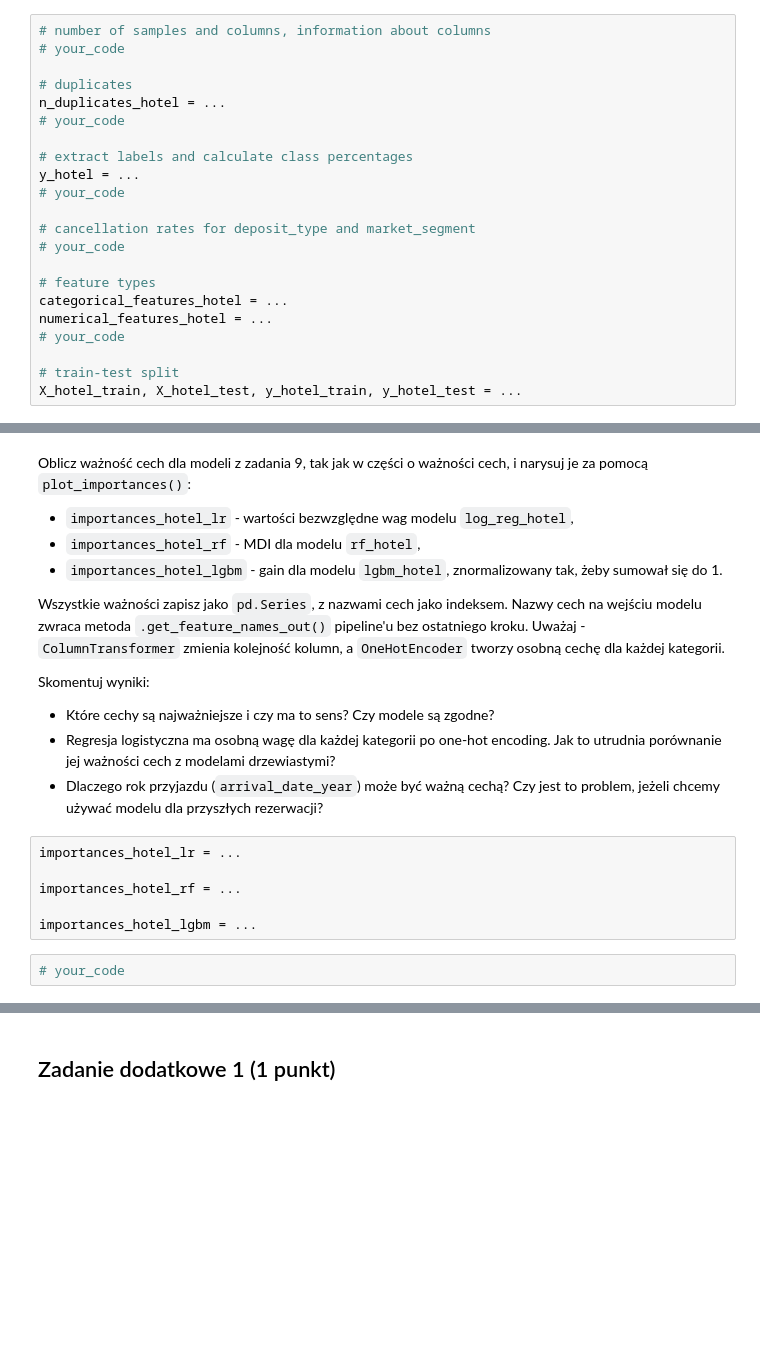
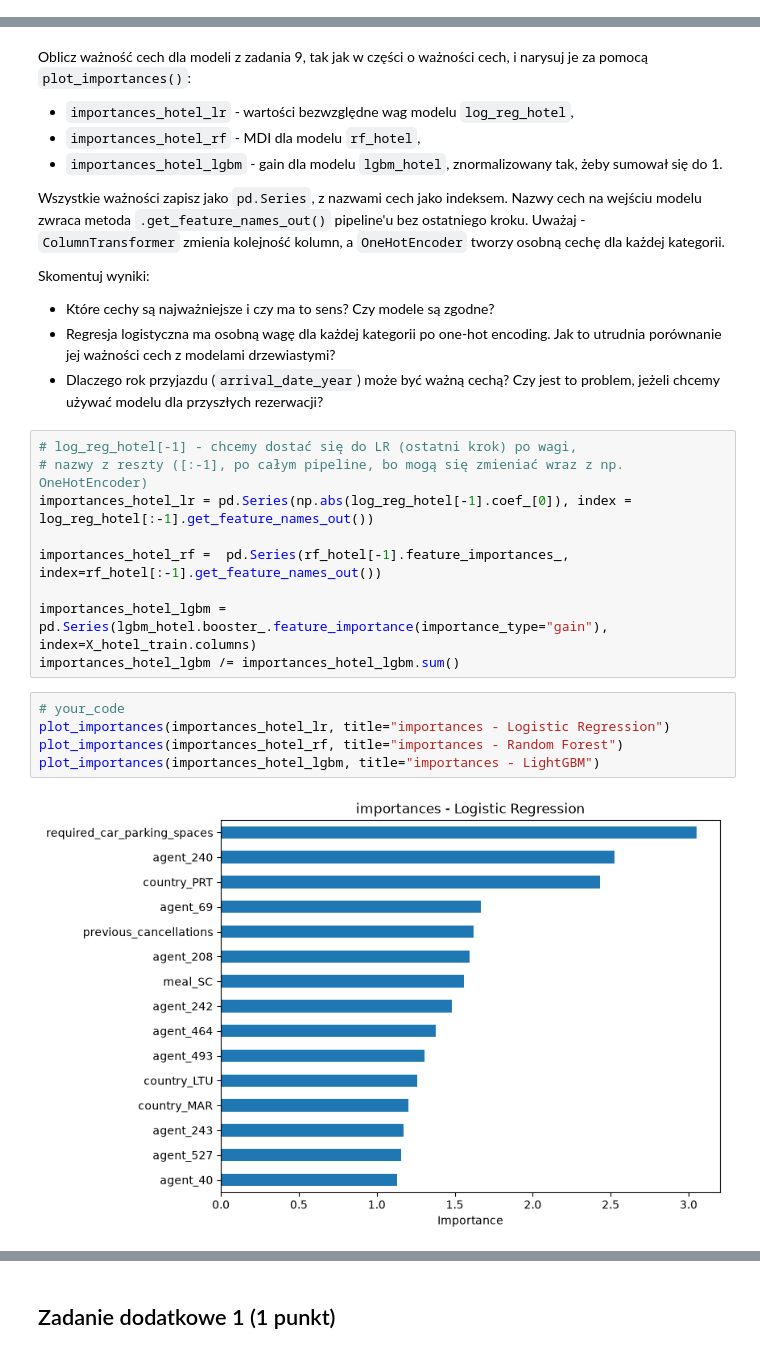
Before and after one commit to tosu-doku/podstawy-sztucznej-inteligencji, a Jupyter notebook: lab2/lab_2.ipynb, the cells around one changed output, grey strips where cells are left out. Saved outputs shown, nothing was run; the diff lists cells and outputs as text; blank space fills up the shorter version.

```diff
--- a/lab2/lab_2.ipynb
+++ b/lab2/lab_2.ipynb
@@ -1563,25 +1563,3 @@ leaky_columns = [
 df_hotel = pd.read_csv("hotel_data.csv.gz")
 df_hotel = df_hotel.drop(columns=leaky_columns + ["company"])
 df_hotel["agent"] = df_hotel["agent"].astype("Int64").astype(str)
-# %%
-# number of samples and columns, information about columns
-# your_code
-
-# duplicates
-n_duplicates_hotel = ...
-# your_code
-
-# extract labels and calculate class percentages
-y_hotel = ...
-# your_code
-
-# cancellation rates for deposit_type and market_segment
-# your_code
-
-# feature types
-categorical_features_hotel = ...
-numerical_features_hotel = ...
-# your_code
-
-# train-test split
-X_hotel_train, X_hotel_test, y_hotel_train, y_hotel_test = ...
@@ -1687,11 +1827,19 @@ Skomentuj wyniki:
 - Które cechy są najważniejsze i czy ma to sens? Czy modele są zgodne?
 - Regresja logistyczna ma osobną wagę dla każdej kategorii po one-hot encoding. Jak to utrudnia porównanie jej ważności cech z modelami drzewiastymi?
 - Dlaczego rok przyjazdu (`arrival_date_year`) może być ważną cechą? Czy jest to problem, jeżeli chcemy używać modelu dla przyszłych rezerwacji?
-# %%
-importances_hotel_lr = ...
-
-importances_hotel_rf = ...
-
-importances_hotel_lgbm = ...
-# %%
-# your_code
+# %%
+# log_reg_hotel[-1] - chcemy dostać się do LR (ostatni krok) po wagi,
+# nazwy z reszty ([:-1], po całym pipeline, bo mogą się zmieniać wraz z np. OneHotEncoder)
+importances_hotel_lr = pd.Series(np.abs(log_reg_hotel[-1].coef_[0]), index = log_reg_hotel[:-1].get_feature_names_out())
+
+importances_hotel_rf =  pd.Series(rf_hotel[-1].feature_importances_, index=rf_hotel[:-1].get_feature_names_out())
+
+importances_hotel_lgbm = pd.Series(lgbm_hotel.booster_.feature_importance(importance_type="gain"), index=X_hotel_train.columns)
+importances_hotel_lgbm /= importances_hotel_lgbm.sum()
+# %%
+# your_code
+plot_importances(importances_hotel_lr, title="importances - Logistic Regression")
+plot_importances(importances_hotel_rf, title="importances - Random Forest")
+plot_importances(importances_hotel_lgbm, title="importances - LightGBM")
+# %% [output]
+[figure, added]
```
Also changed, not shown: parts of 18 cells of this notebook.
